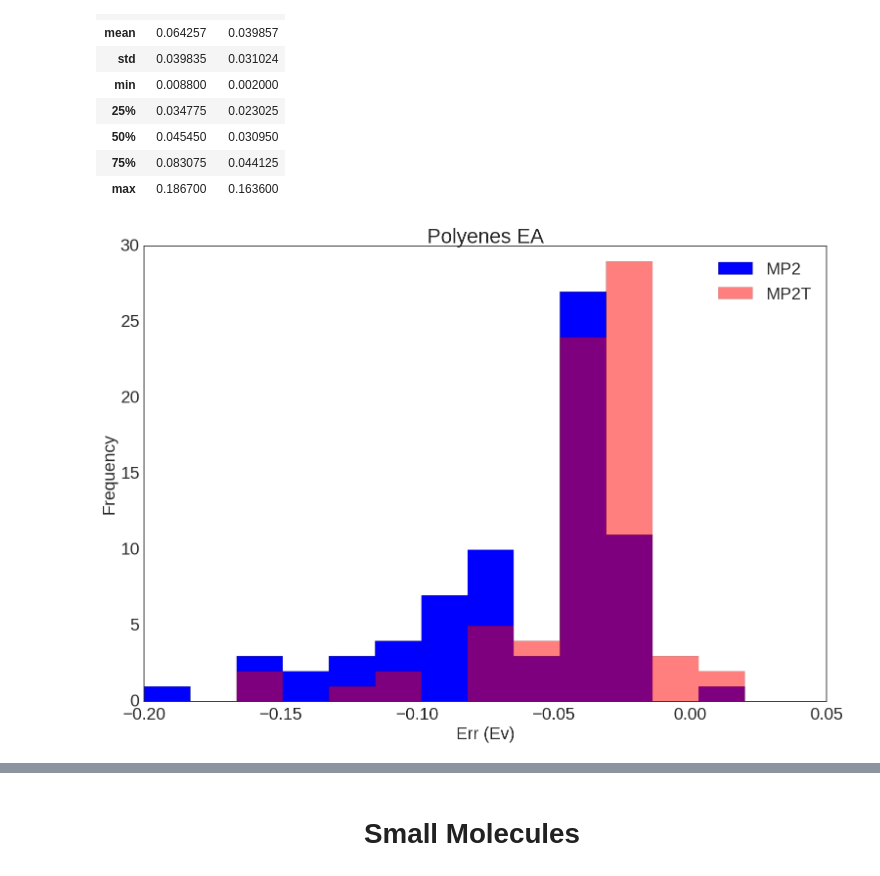
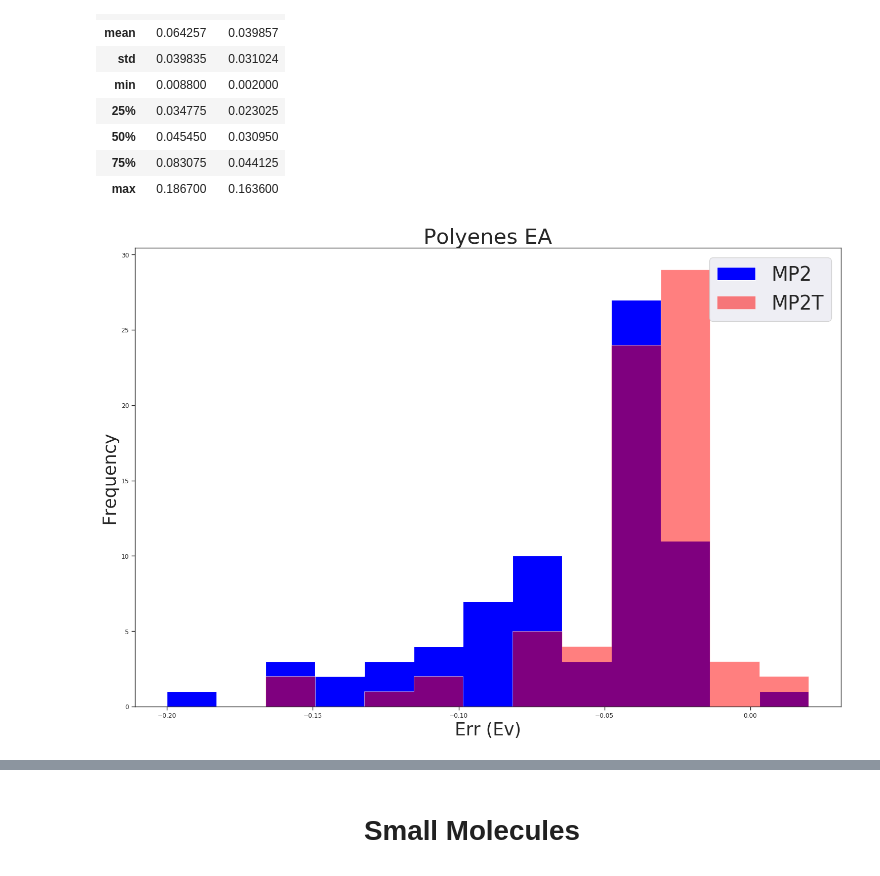
Before and after one commit to RigelAlgebar/MP2T, a Jupyter notebook: Data Analysis Notebooks/electron_attachment.ipynb, the cells around one changed output, grey strips where cells are left out. Saved outputs shown, nothing was run; the diff lists cells and outputs as text; code cells hidden in the pictures.

```diff
--- a/Data Analysis Notebooks/electron_attachment.ipynb
+++ b/Data Analysis Notebooks/electron_attachment.ipynb
@@ -508,7 +522,8 @@ plt.show()
 # %%
 #Define plot size in inches (width, height) & resolution(DPI) and put a white background
 fig = plt.figure(figsize=(18, 12), dpi=100)
-sns.set_style("white")
+sns.set_style('ticks')
+sns.set_context('paper')
 
 
 #Define the data
@@ -516,8 +531,8 @@ hist3 = abs_ea_df_3['Abs MP2']
 hist4 = abs_ea_df_3['Abs MP2T']
 
 #plot data
-plt.hist(hist3, bins_abs_3, histtype='stepfilled', label='MP2', color='b')
-plt.hist(hist4, bins_abs_3, histtype='stepfilled', alpha=0.5, label='MP2T', color='r')
+plt.hist(hist3, bins_abs_3, histtype='stepfilled', label='MP2', color='blue')
+plt.hist(hist4, bins_abs_3, histtype='stepfilled', alpha=0.5, label='MP2T', color='red')
 
 #configure  X axes
 
@@ -543,5 +558,6 @@ plt.show()
 # %%
-sns.set_style("white")
+sns.set_style('ticks')
+sns.set_context('paper')
 fig = plt.figure(figsize=(15, 10))
 c1, c2 = sns.color_palette("seismic", 2)
 
@@ -562,5 +578,6 @@ plt.show()
 # %%
-sns.set_style("whitegrid")
+sns.set_style('ticks')
+sns.set_context('paper')
 fig = plt.figure(figsize=(15, 10))
 plt.axhline(0, color='black')
 
@@ -578,7 +595,7 @@ viol = sns.violinplot(data=err_ea_df_3, split=True, inner='quartile', palette='s
 # %% [markdown]
 <h1 align="center">Polyenes</h1>
 # %%
-eadf_4 = pd.read_excel('EOM-MP2T.xlsx',sheetname='set4_EA_polyenes', skiprows=1)
+eadf_4 = pd.read_excel('EOM-MP2T.xlsx',sheet_name='set4_EA_polyenes', skiprows=1)
 eadf_4.head()
 # %% [output]
 |  | Unnamed: 0 | Unnamed: 1 | Unnamed: 2 | Unnamed: 3 | EOM-CCSD | EOM-MP2 | EOM-MP2T | EOM-MP2.1 | EOM-MP2T.1 | ... |
@@ -655,7 +672,8 @@ bins_abs_4 = np.linspace(0, 0.2, 7)
 # %%
 #Define plot size in inches (width, height) & resolution(DPI) and put a white background
 fig = plt.figure(figsize=(18, 12), dpi=100)
-sns.set_style("white")
+sns.set_style('ticks')
+sns.set_context('paper')
 
 
 #Define the data
@@ -663,38 +681,38 @@ hist1 = err_ea_df_4['MP2']
 hist2 = err_ea_df_4['MP2T']
 
 #plot data
-plt.hist(hist1, bins_err_4, histtype='stepfilled', label='MP2', color='b')
-plt.hist(hist2, bins_err_4, histtype='stepfilled', alpha=0.5, label='MP2T', color='r')
+plt.hist(hist1, bins_err_4, histtype='stepfilled', label='MP2', color='blue')
+plt.hist(hist2, bins_err_4, histtype='stepfilled', alpha=0.5, label='MP2T', color='red')
 
 #configure  X axesgure(figsize=(15, 10)
 
 
 #configure  Y axes
 
 
 #labels
 plt.xlabel("Err (Ev)", size=25)
 plt.ylabel("Frequency", size=25)
 
 #define font size
 sns.set(font_scale=2.5)
 
 #title
 plt.title("Polyenes EA")
 
 
 
 #define font size
 sns.set(font_scale=2.5)
 
 #title
 
 plt.legend(loc='upper right')
 
 plt.legend(loc='upper right')
 plt.show()
 # %% [output]
-[figure, old version]
+[figure, new version]
 # %%
 #Define plot size in inches (width, height) & resolution(DPI) and put a white background
 fig = plt.figure(figsize=(18, 12), dpi=100)
```
Also changed, not shown: parts of 35 cells of this notebook, 1 other file.
